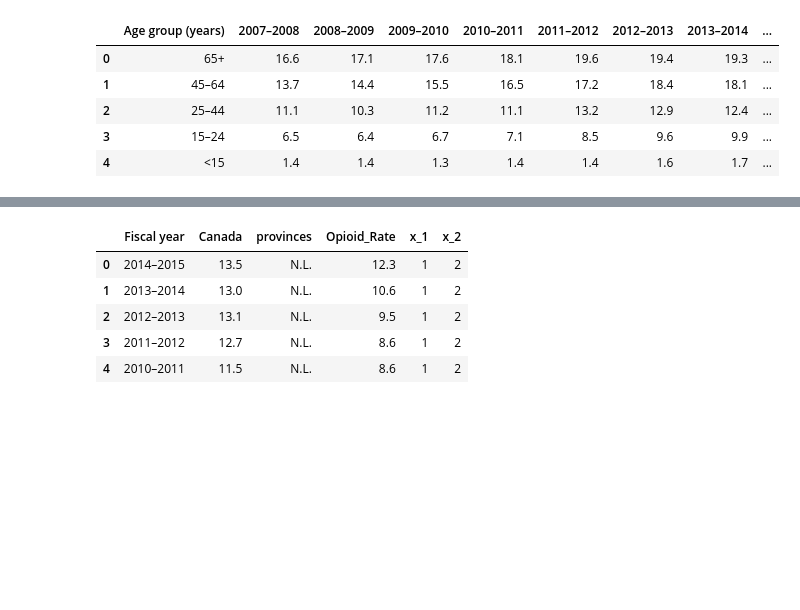
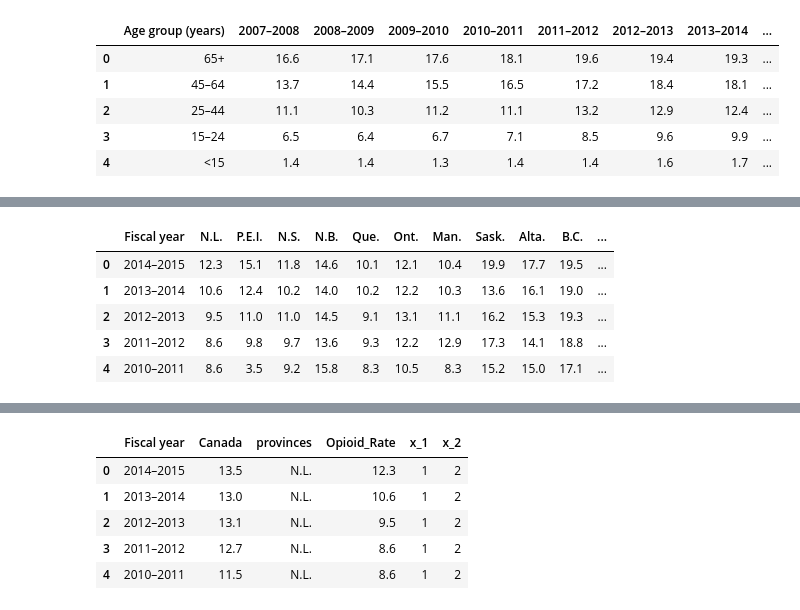
Before and after one commit to JulienAssouline/data-studios-projects, a Jupyter notebook: code/Opioid Canada/Opioid in Canada.ipynb, the cells around one changed output, grey strips where cells are left out. Drawn from its saved outputs; the diff is of its cells as text; code cells hidden in the pictures; blank space fills up the shorter version.

```diff
--- a/code/Opioid Canada/Opioid in Canada.ipynb
+++ b/code/Opioid Canada/Opioid in Canada.ipynb
@@ -33,4 +57,13 @@ df_age
 # %%
 df_age.to_csv("Opioid_age.csv")
+# %%
+df_province.head()
+# %% [output]
+|  | Fiscal year | N.L. | P.E.I. | N.S. | N.B. | Que. | Ont. | Man. | Sask. | Alta. | B.C. | ... |
+| 0 | 2014–2015 | 12.3 | 15.1 | 11.8 | 14.6 | 10.1 | 12.1 | 10.4 | 19.9 | 17.7 | 19.5 | ... |
+| 1 | 2013–2014 | 10.6 | 12.4 | 10.2 | 14.0 | 10.2 | 12.2 | 10.3 | 13.6 | 16.1 | 19.0 | ... |
+| 2 | 2012–2013 | 9.5 | 11.0 | 11.0 | 14.5 | 9.1 | 13.1 | 11.1 | 16.2 | 15.3 | 19.3 | ... |
+| 3 | 2011–2012 | 8.6 | 9.8 | 9.7 | 13.6 | 9.3 | 12.2 | 12.9 | 17.3 | 14.1 | 18.8 | ... |
+| 4 | 2010–2011 | 8.6 | 3.5 | 9.2 | 15.8 | 8.3 | 10.5 | 8.3 | 15.2 | 15.0 | 17.1 | ... |
 # %%
 df_province_long = df_province.melt(var_name='provinces', value_name='Opioid_Rate', id_vars=['Fiscal year', "Canada"])
```
Also changed, not shown: parts of 4 cells of this notebook, 3 other files.
